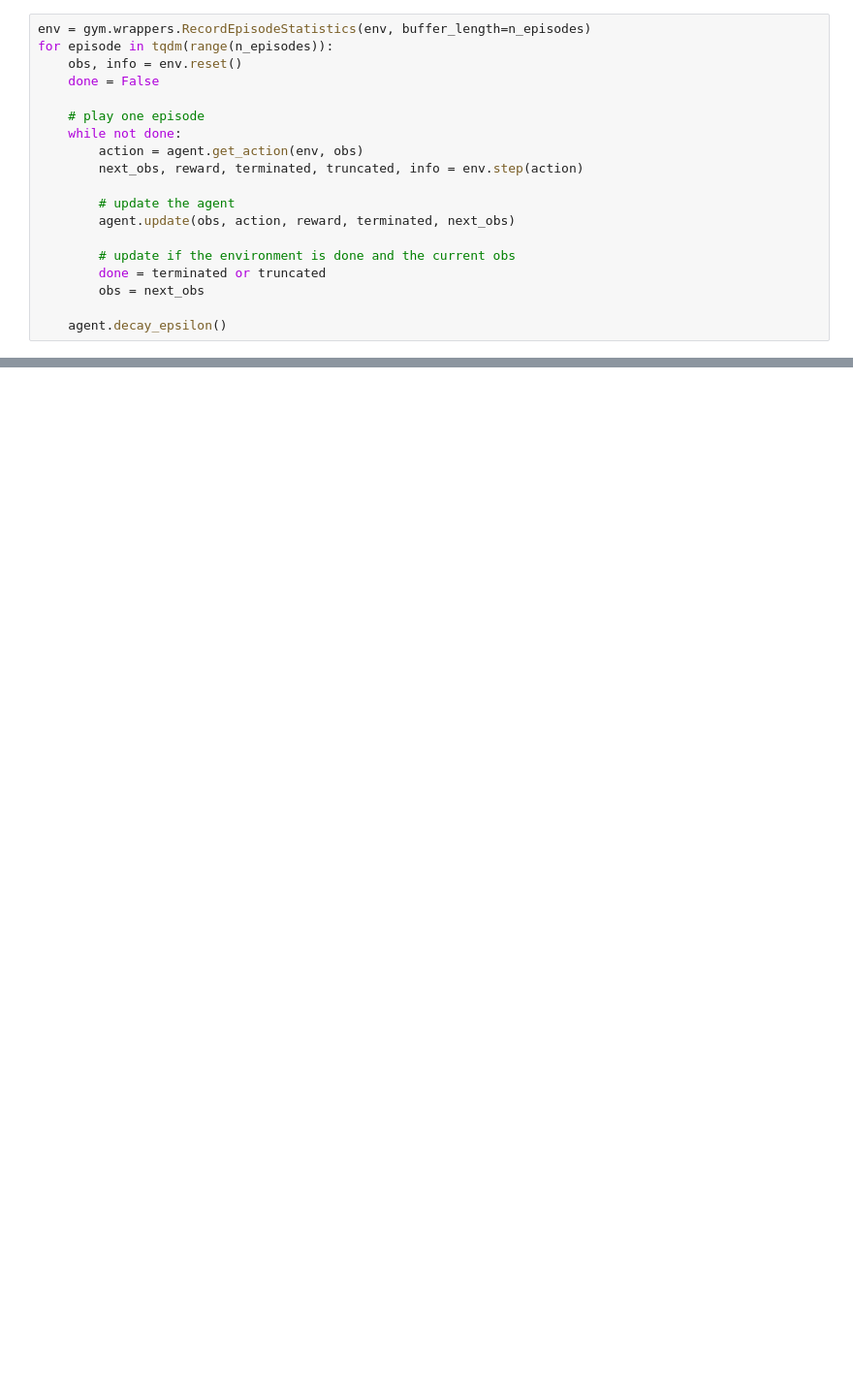
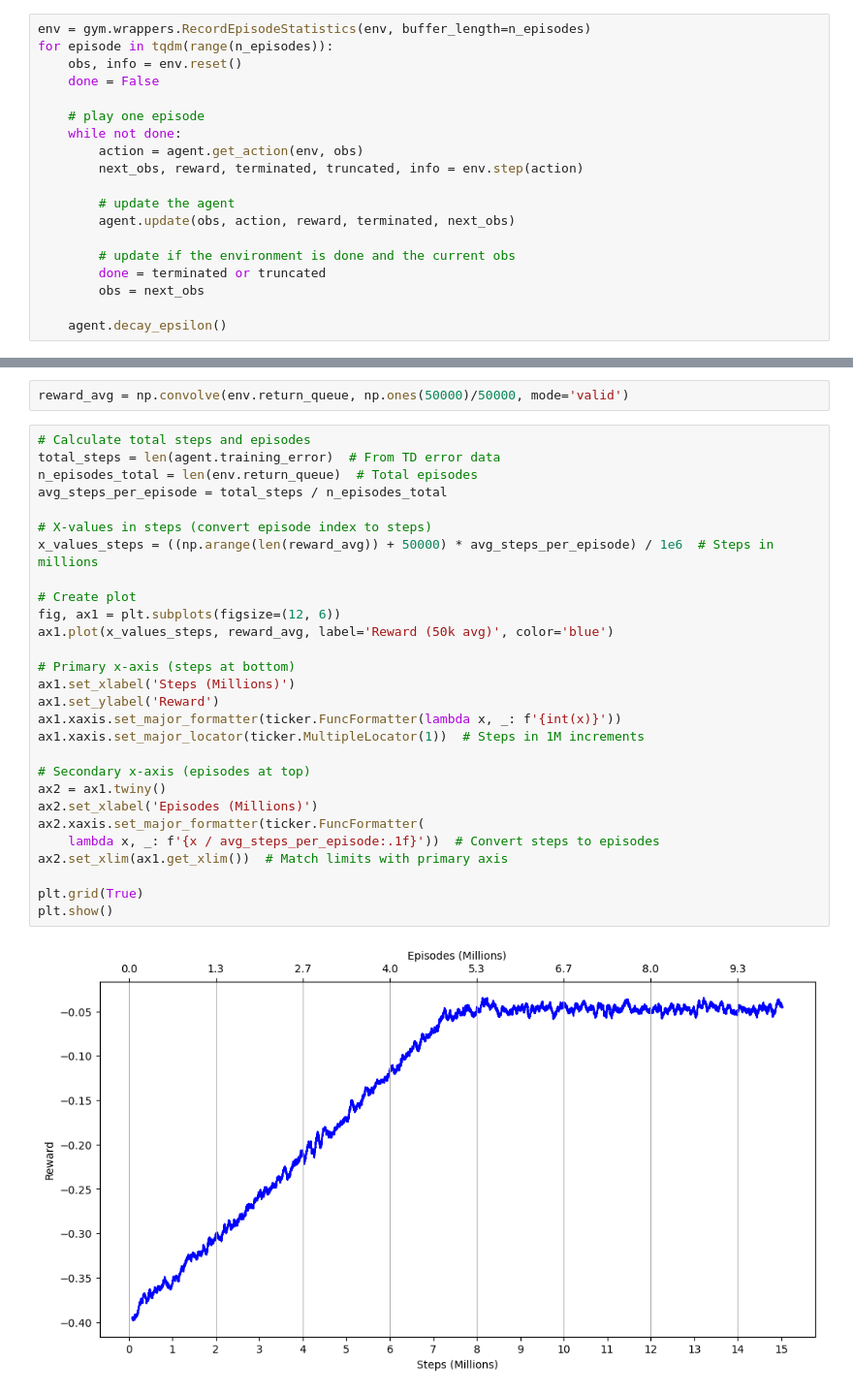
Before and after one commit to Plachido/blackjack-RL, a Jupyter notebook: qlearning.ipynb, the cells around one changed output, grey strips where cells are left out. Shown: that part at 97% size. Saved outputs shown, nothing was run; the diff lists cells and outputs as text; blank space fills up the shorter version.

```diff
--- a/qlearning.ipynb
+++ b/qlearning.ipynb
@@ -264,0 +199,32 @@ policy_fig.show()
+# %%
+reward_avg = np.convolve(env.return_queue, np.ones(50000)/50000, mode='valid')
+# %%
+# Calculate total steps and episodes
+total_steps = len(agent.training_error)  # From TD error data
+n_episodes_total = len(env.return_queue)  # Total episodes
+avg_steps_per_episode = total_steps / n_episodes_total
+
+# X-values in steps (convert episode index to steps)
+x_values_steps = ((np.arange(len(reward_avg)) + 50000) * avg_steps_per_episode) / 1e6  # Steps in millions
+
+# Create plot
+fig, ax1 = plt.subplots(figsize=(12, 6))
+ax1.plot(x_values_steps, reward_avg, label='Reward (50k avg)', color='blue')
+
+# Primary x-axis (steps at bottom)
+ax1.set_xlabel('Steps (Millions)')
+ax1.set_ylabel('Reward')
+ax1.xaxis.set_major_formatter(ticker.FuncFormatter(lambda x, _: f'{int(x)}'))
+ax1.xaxis.set_major_locator(ticker.MultipleLocator(1))  # Steps in 1M increments
+
+# Secondary x-axis (episodes at top)
+ax2 = ax1.twiny()
+ax2.set_xlabel('Episodes (Millions)')
+ax2.xaxis.set_major_formatter(ticker.FuncFormatter(
+    lambda x, _: f'{x / avg_steps_per_episode:.1f}'))  # Convert steps to episodes
+ax2.set_xlim(ax1.get_xlim())  # Match limits with primary axis
+
+plt.grid(True)
+plt.show()
+# %% [output]
+[figure, added]
```
Also changed, not shown: parts of 22 cells of this notebook, 11 other files.
